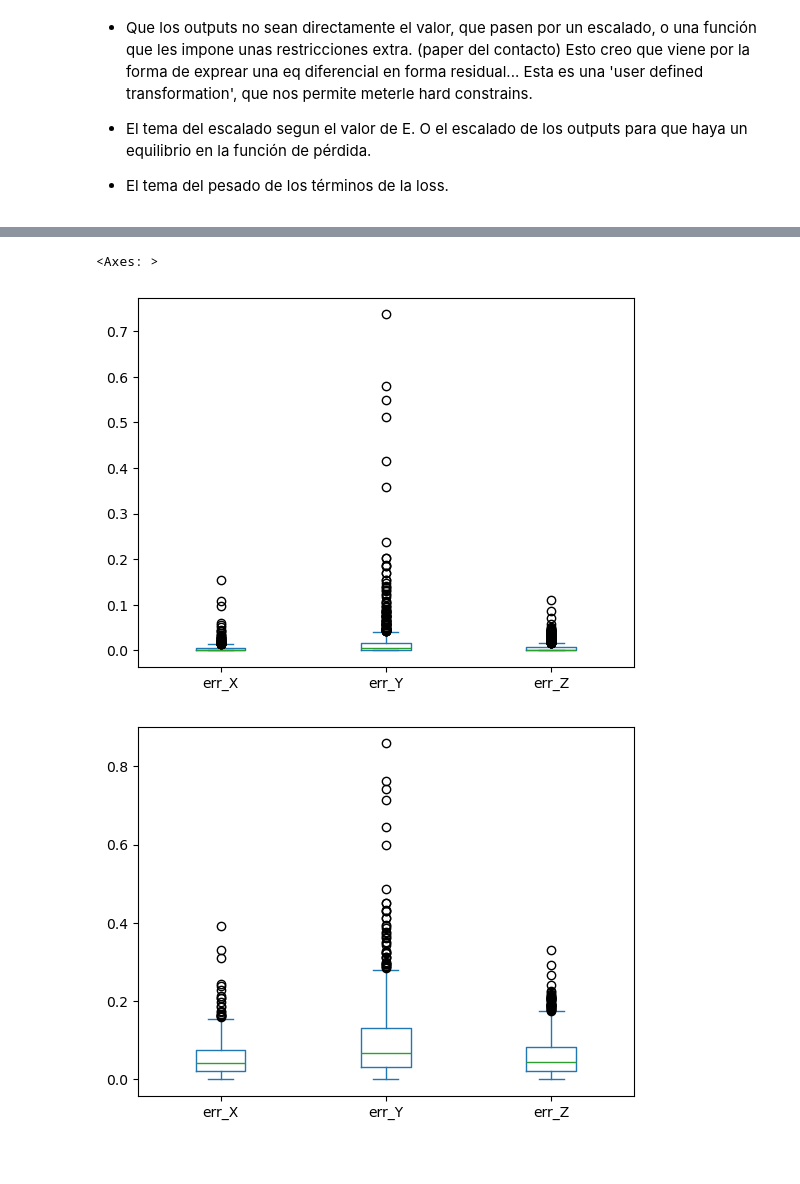
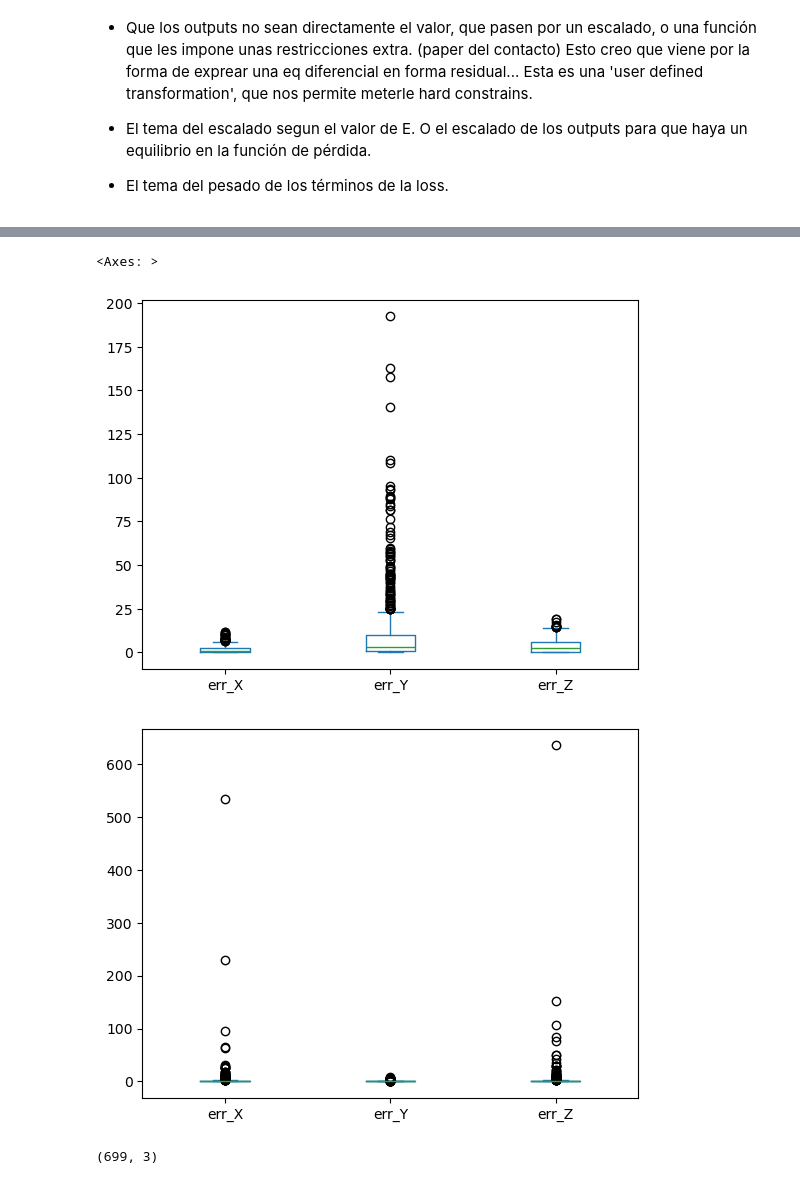
Before and after one commit to ArturoSirvent/DeepElasticity, a Jupyter notebook: notebooks/001-LinealElasticity/001-Output_mixedForm_strainStress.ipynb, the cells around one changed output, grey strips where cells are left out. Saved outputs shown, nothing was run; the diff lists cells and outputs as text; code cells hidden in the pictures; blank space fills up the shorter version.

```diff
--- a/notebooks/001-LinealElasticity/001-Output_mixedForm_strainStress.ipynb
+++ b/notebooks/001-LinealElasticity/001-Output_mixedForm_strainStress.ipynb
@@ -65,6 +67,7 @@ class Data:
     collocation_data_np:pd.DataFrame =None
     Pos_min: np.ndarray = None
     Pos_max: np.ndarray = None
+    adjancet_matrix: np.ndarray=None
 
     @classmethod
     def keep_line(line):
@@ -76,7 +79,7 @@ class Data:
         except:
             return False
 
-    def load_data(self,load_stage=10):
+    def load_data(self,load_stage=10,normalize_pos=False):
         # carga las posiciones de los nodos
         initialPosition_data_path = f"{self.base_dir}/ARTURO_TEST_1/NODES.txt"
 
@@ -90,6 +93,11 @@ class Data:
         self.initialPosition_data_pd=pd.DataFrame(initialPosition_data_np,columns=["Node","X","Y","Z"]).set_index("Node")
         self.Pos_min=self.initialPosition_data_pd.min().to_numpy()
         self.Pos_max=self.initialPosition_data_pd.max().to_numpy()
+
+        #noramlizamos las posiciones
+        if normalize_pos:
+            self.initialPosition_data_pd=(self.initialPosition_data_pd-self.initialPosition_data_pd.min())/(self.initialPosition_data_pd.max()-self.initialPosition_data_pd.min())
+
         #carga el streess
         if self.E is not None:
             stress_data_path = f"{self.base_dir}/{self.folder}/PSOL_{load_stage}_NODAL_STRESSES_E{self.E}.txt"
@@ -251,7 +259,7 @@ class Data:
 
         return train_init_pos_main.float(),train_disp_main.float(),test_init_pos_main.float(),test_disp_main.float(),position_selected_stresses.float(),return_stress.float(),return_colloc_points.float()
 # %%
-data=Data("LINEAR_SMALL_DISP",10)
+data=Data("MULTIPLE_E_VALUES_NEW",10,E="0.005")
 data.load_data()
 # %%
 train_init_pos_main,train_disp_main,test_init_pos_main,test_disp_main,position_selected_stresses,return_stress,return_colloc_points=data.prepare_pytorch_data()
@@ -538,10 +552,10 @@ class PINN_mixedForm(DNN):
 
         return loss
 # %%
-pinn=PINN_mixedForm([3,80,80,80,80,9],[0.4,1,0.05])
+pinn=PINN_mixedForm([3,20,20,20,20,20,20,20,9],[0.4,0.001,0.1],loss_weights={"Data":2,"PDE":1e6,"BC":1e3,"EC":1e3})
 
-opt=torch.optim.Adam(pinn.parameters(),lr=1e-4)
-for epoch in range(6000):
+opt=torch.optim.Adam(pinn.parameters(),lr=1e-3)
+for epoch in range(2000):
     loss=pinn.loss(train_init_pos_main.to(float),train_disp_main,return_colloc_points,position_selected_stresses,return_stress)
     print("Epoch: ", epoch, "loss: ", loss.item())
     loss.backward()
@@ -586,7 +599,13 @@ pd.DataFrame(loss_f(pinn(test_init_pos_main.to(pinn.device))[:,:3],test_disp_mai
 # %%
 pd.DataFrame(loss_f(pinn(test_init_pos_main.to(pinn.device))[:,:3],test_disp_main.to(pinn.device)).detach().cpu().numpy(),columns=["err_X","err_Y","err_Z"]).plot(kind="box")
-pd.DataFrame(torch.abs(pinn(test_init_pos_main.to(pinn.device))[:,:3]-test_disp_main.to(pinn.device)).cpu().detach().numpy(),columns=["err_X","err_Y","err_Z"]).plot(kind="box")
+pd.DataFrame(torch.abs((pinn(test_init_pos_main.to(pinn.device))[:,:3]-test_disp_main.to(pinn.device))/test_disp_main.to(pinn.device)).cpu().detach().numpy(),columns=["err_X","err_Y","err_Z"]).plot(kind="box")
+#plt.ylim([0,0.4])
 # %% [output]
 <Axes: >
-[figure, old version]
+[figure, new version]
-[figure, old version]
+[figure, new version]
+# %%
+rel_errs=torch.abs(pinn(test_init_pos_main.to(pinn.device))[:,:3]-test_disp_main.to(pinn.device)).cpu().detach().numpy()
+rel_errs.shape
+# %% [output]
+(699, 3)
```
Also changed, not shown: parts of 28 cells of this notebook, 5 other files.
